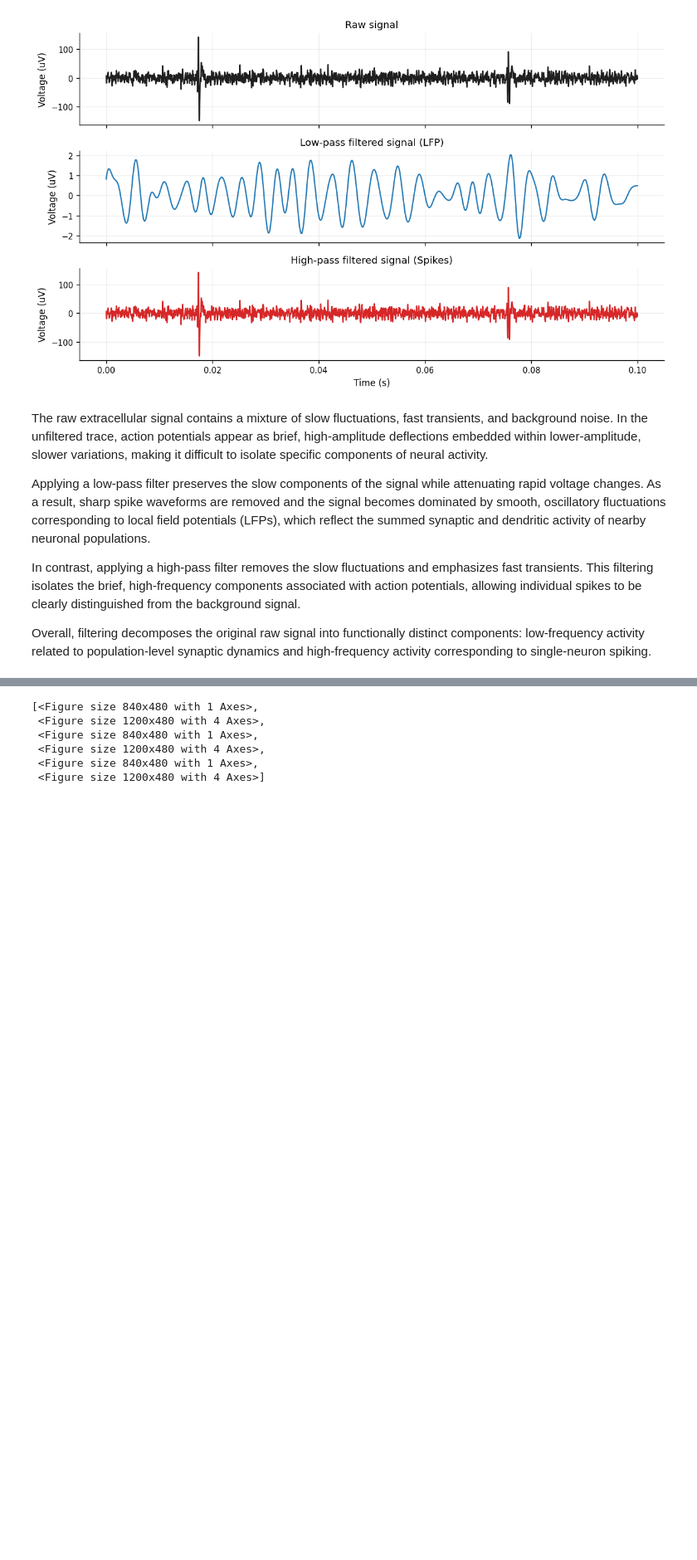
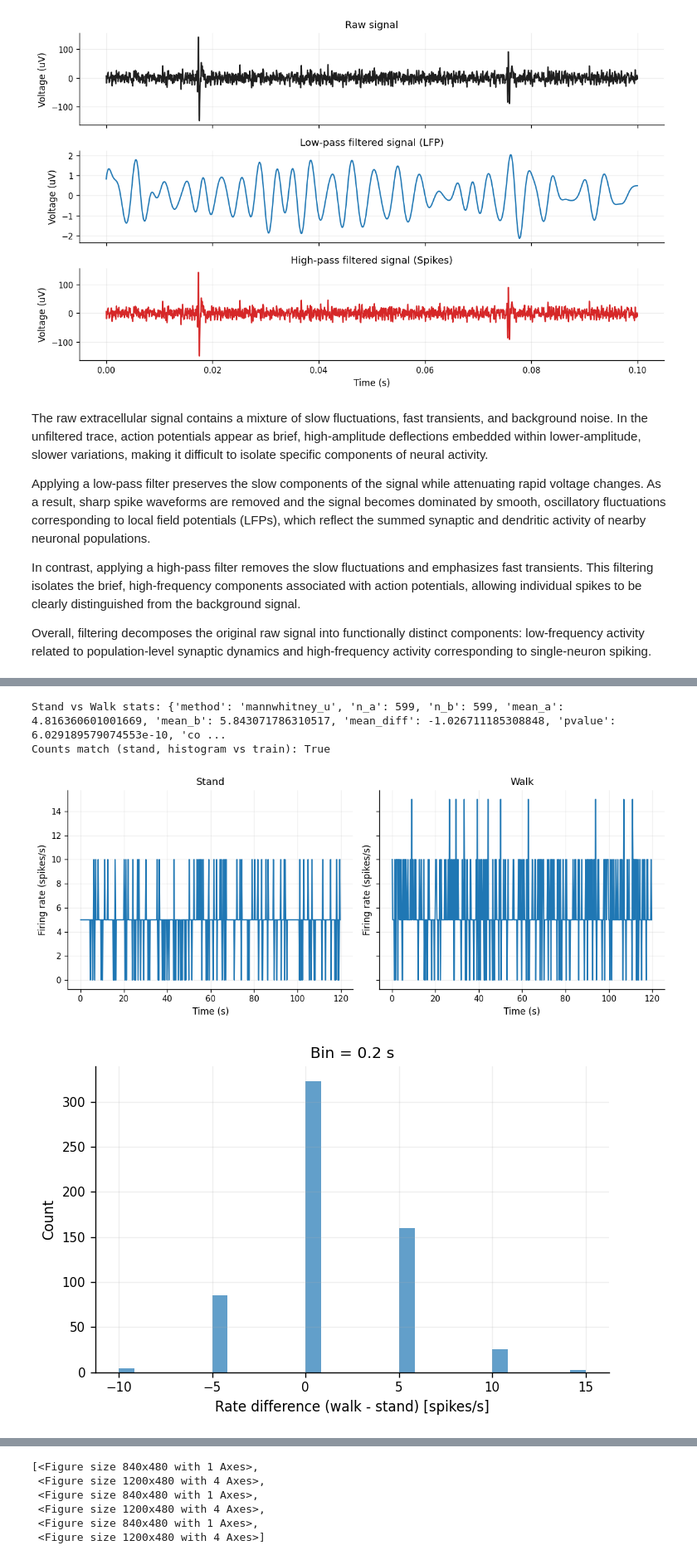
Before and after one commit to ohadgonen/neurolab-5, a Jupyter notebook: lab5.ipynb, the cells around one changed output, grey strips where cells are left out. Shown at 83% size. Drawn from its saved outputs; the diff is of its cells as text; code cells hidden in the pictures; blank space fills up the shorter version.

```diff
--- a/lab5.ipynb
+++ b/lab5.ipynb
@@ -35,0 +255,63 @@ The reason we do not see major differences between the high-pass filtered signal
+# %%
+# Preferred bin size: stand vs walk comparison
+bin_s = PREFERRED_BIN_S
+t_stand, rate_stand, counts_stand, edges_stand = binned_firing_rate(
+    stand_times,
+    start_s=stand_meta["start_s"],
+    stop_s=stand_meta["stop_s"],
+    bin_s=bin_s,
+)
+t_walk, rate_walk, counts_walk, edges_walk = binned_firing_rate(
+    walk_times,
+    start_s=walk_meta["start_s"],
+    stop_s=walk_meta["stop_s"],
+    bin_s=bin_s,
+)
+
+ylim = compute_global_ylim([rate_stand, rate_walk])
+fig, axes = plt.subplots(1, 2, figsize=(10, 4), sharey=True)
+plot_firing_rate(t_stand, rate_stand, ax=axes[0], title="Stand", ylim=ylim)
+plot_firing_rate(t_walk, rate_walk, ax=axes[1], title="Walk", ylim=ylim)
+set_shared_limits(axes, ylim=ylim)
+fig.tight_layout()
+save_figure(
+    fig,
+    f"part3_{stand_meta['unit_key']}_stand_walk_bin{_fmt_bin(bin_s)}_fs{int(FS_SPIKE)}",
+)
+
+# Histogram of differences (walk - stand)
+n_bins = min(rate_stand.size, rate_walk.size)
+diffs = rate_walk[:n_bins] - rate_stand[:n_bins]
+fig, ax = plt.subplots(figsize=(6, 4))
+ax.hist(diffs, bins=30, color=COLORS["trace"], alpha=0.7)
+ax.set_xlabel("Rate difference (walk - stand) [spikes/s]")
+ax.set_ylabel("Count")
+ax.set_title(f"Bin = {bin_s:.3g} s")
+fig.tight_layout()
+save_figure(
+    fig,
+    f"part3_{stand_meta['unit_key']}_walk_minus_stand_hist_bin{_fmt_bin(bin_s)}_fs{int(FS_SPIKE)}",
+)
+
+result_sw = compare_rate_samples(rate_stand, rate_walk, method="mannwhitney")
+result_sw["comparison"] = "stand_vs_walk"
+result_sw["unit_key"] = stand_meta["unit_key"]
+result_sw["bin_s"] = float(bin_s)
+print("Stand vs Walk stats:", result_sw)
+
+# Sanity check: histogram counts vs spike-train counts
+edges, effective_stop = nonoverlap_edges(stand_meta["start_s"], stand_meta["stop_s"], bin_s)
+counts_train = spike_train_counts(
+    stand_times,
+    start_s=stand_meta["start_s"],
+    stop_s=effective_stop,
+    Fs=FS_SPIKE,
+    bin_s=bin_s,
+)
+counts_hist = np.histogram(stand_times, bins=edges)[0]
+print("Counts match (stand, histogram vs train):", np.array_equal(counts_hist, counts_train))
+# %% [output]
+Stand vs Walk stats: {'method': 'mannwhitney_u', 'n_a': 599, 'n_b': 599, 'mean_a': 4.816360601001669, 'mean_b': 5.843071786310517, 'mean_diff': -1.026711185308848, 'pvalue': 6.029189579074553e-10, 'co ...
+Counts match (stand, histogram vs train): True
+[figure, added]
+[figure, added]
```
Also changed, not shown: parts of 14 cells of this notebook, 24 other files.
